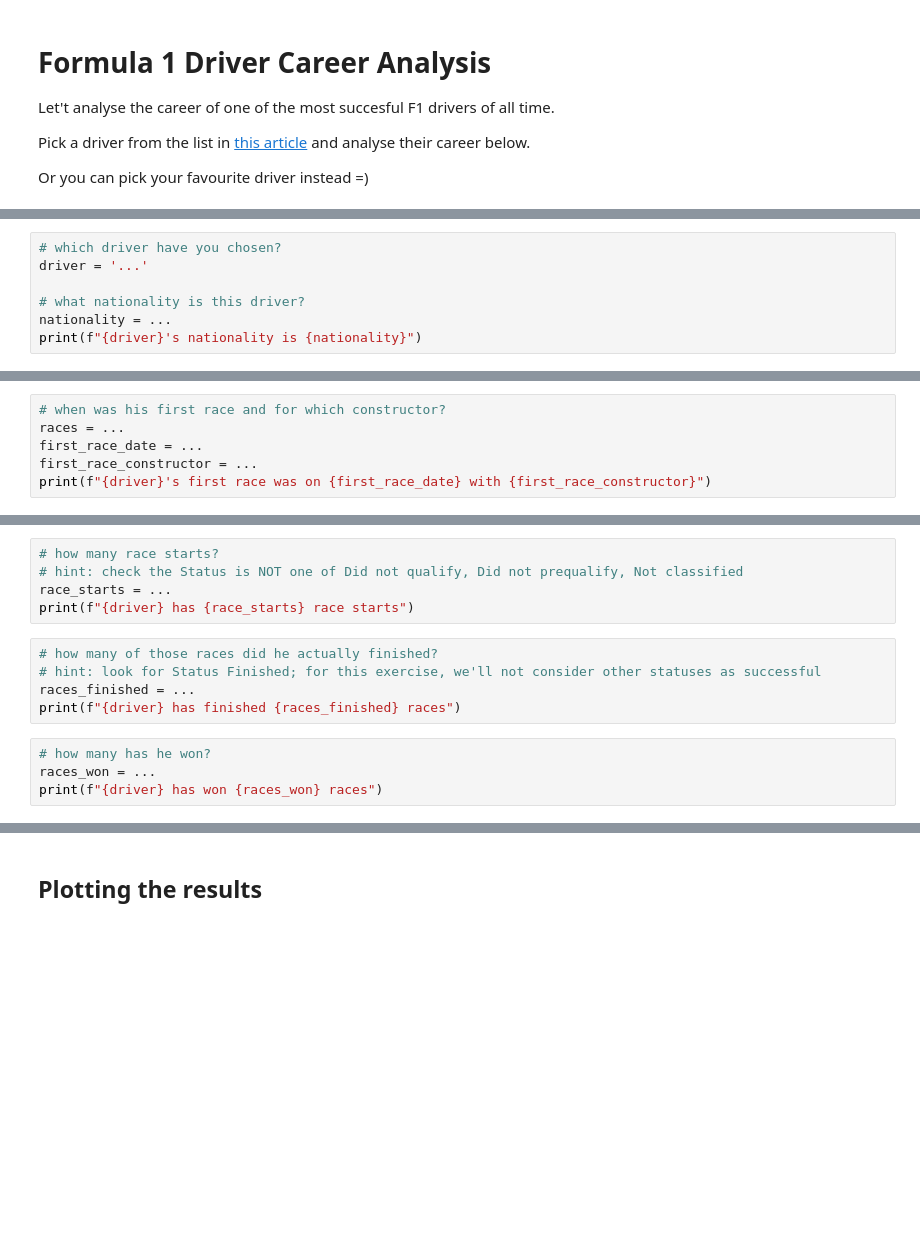
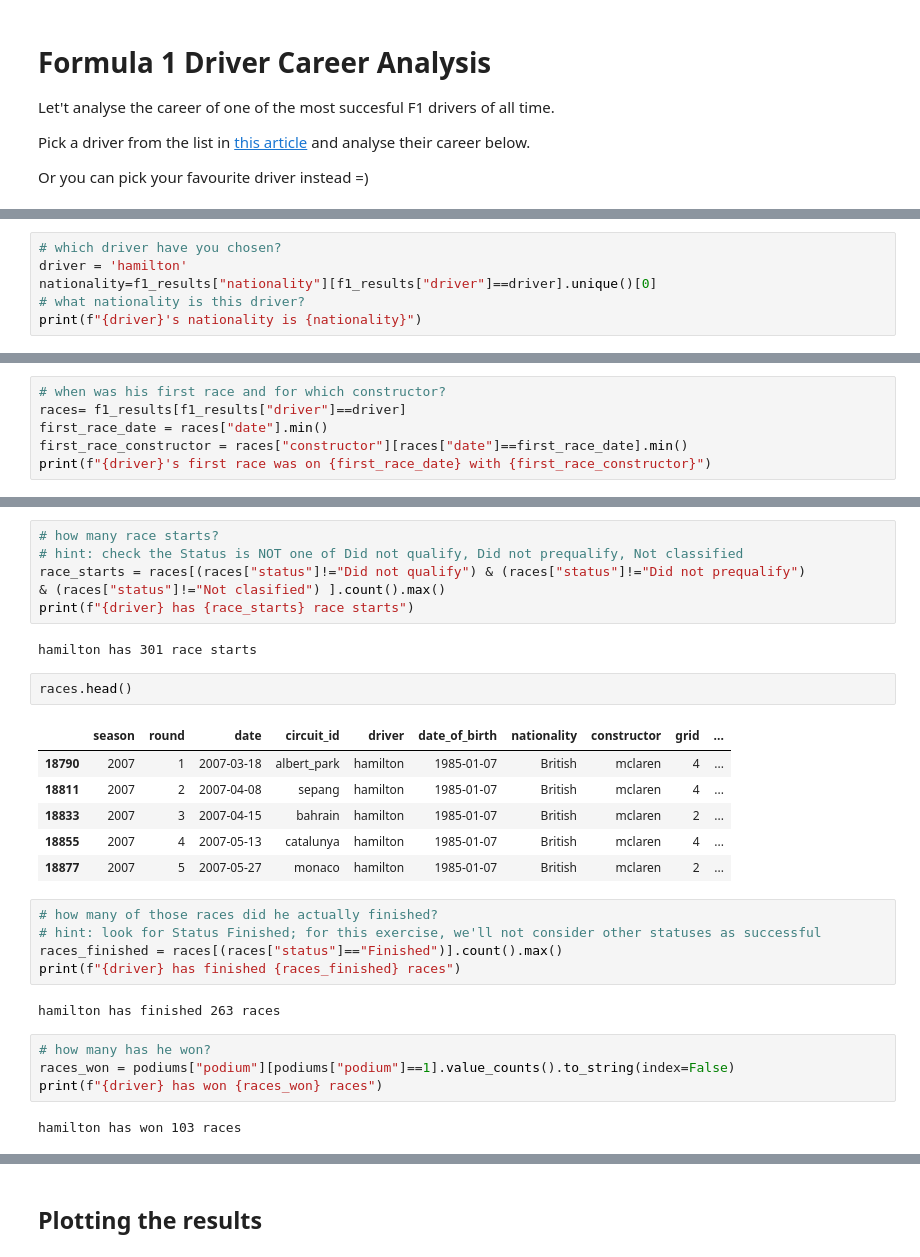
Before and after one commit to GeorgeVargas96/bootcampGeorge, a Jupyter notebook: 2022/python_workshop/notebooks/08_pandas.ipynb, the cells around one changed output, grey strips where cells are left out. Drawn from its saved outputs; the diff is of its cells as text; blank space fills up the shorter version.

```diff
--- a/2022/python_workshop/notebooks/08_pandas.ipynb
+++ b/2022/python_workshop/notebooks/08_pandas.ipynb
@@ -863,7 +974,6 @@ f1_results['driver'].unique()
 # %%
 # which driver have you chosen?
-driver = '...'
-
+driver = 'hamilton'
+nationality=f1_results["nationality"][f1_results["driver"]==driver].unique()[0]
 # what nationality is this driver?
-nationality = ...
 print(f"{driver}'s nationality is {nationality}")
@@ -870,6 +991,6 @@ print(f"{driver}'s nationality is {nationality}")
 # %%
 # when was his first race and for which constructor?
-races = ...
-first_race_date = ...
-first_race_constructor = ...
+races= f1_results[f1_results["driver"]==driver]
+first_race_date = races["date"].min()
+first_race_constructor = races["constructor"][races["date"]==first_race_date].min()
 print(f"{driver}'s first race was on {first_race_date} with {first_race_constructor}")
@@ -891,17 +1021,33 @@ print(f"{driver}'s first win was on {first_win_date} with {first_win_constructor
 # %%
 # how many race starts?
 # hint: check the Status is NOT one of Did not qualify, Did not prequalify, Not classified
-race_starts = ...
+race_starts = races[(races["status"]!="Did not qualify") & (races["status"]!="Did not prequalify")
+& (races["status"]!="Not clasified") ].count().max()
 print(f"{driver} has {race_starts} race starts")
+# %% [output]
+hamilton has 301 race starts
+# %%
+races.head()
+# %% [output]
+|  | season | round | date | circuit_id | driver | date_of_birth | nationality | constructor | grid | ... |
+| 18790 | 2007 | 1 | 2007-03-18 | albert_park | hamilton | 1985-01-07 | British | mclaren | 4 | ... |
+| 18811 | 2007 | 2 | 2007-04-08 | sepang | hamilton | 1985-01-07 | British | mclaren | 4 | ... |
+| 18833 | 2007 | 3 | 2007-04-15 | bahrain | hamilton | 1985-01-07 | British | mclaren | 2 | ... |
+| 18855 | 2007 | 4 | 2007-05-13 | catalunya | hamilton | 1985-01-07 | British | mclaren | 4 | ... |
+| 18877 | 2007 | 5 | 2007-05-27 | monaco | hamilton | 1985-01-07 | British | mclaren | 2 | ... |
 # %%
 # how many of those races did he actually finished?
 # hint: look for Status Finished; for this exercise, we'll not consider other statuses as successful
-races_finished = ...
+races_finished = races[(races["status"]=="Finished")].count().max()
 print(f"{driver} has finished {races_finished} races")
+# %% [output]
+hamilton has finished 263 races
 # %%
 # how many has he won?
-races_won = ...
+races_won = podiums["podium"][podiums["podium"]==1].value_counts().to_string(index=False)
 print(f"{driver} has won {races_won} races")
+# %% [output]
+hamilton has won 103 races
 # %%
 # create a dataframe that contains the follwing information:
 #
```
Also changed, not shown: parts of 23 cells of this notebook.
